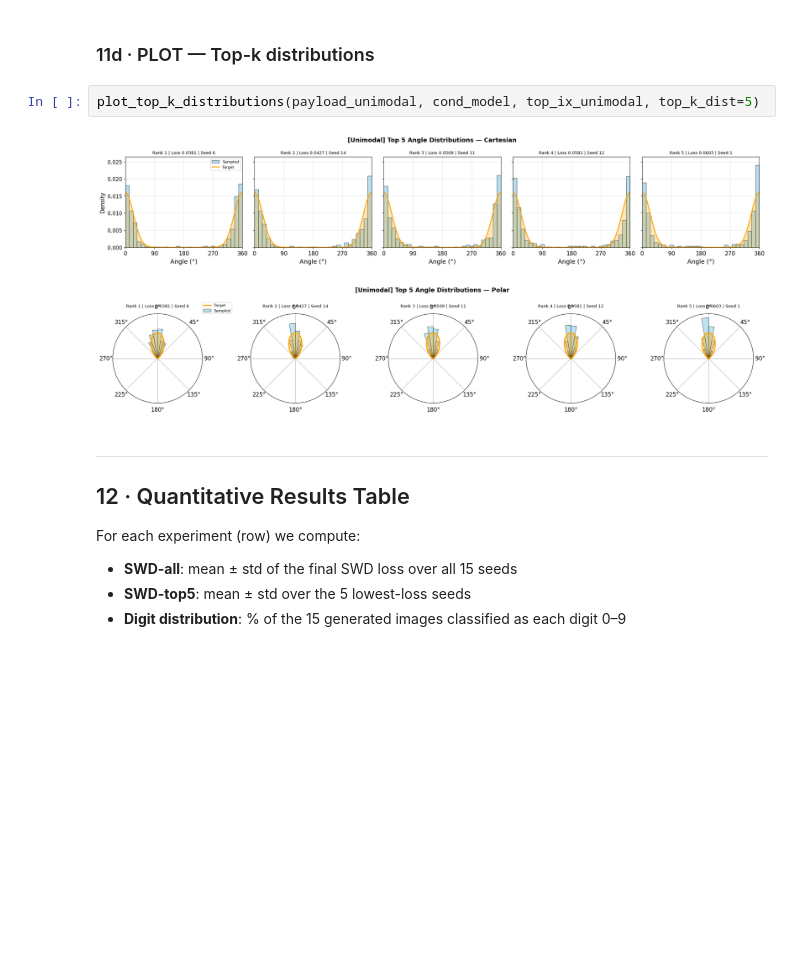
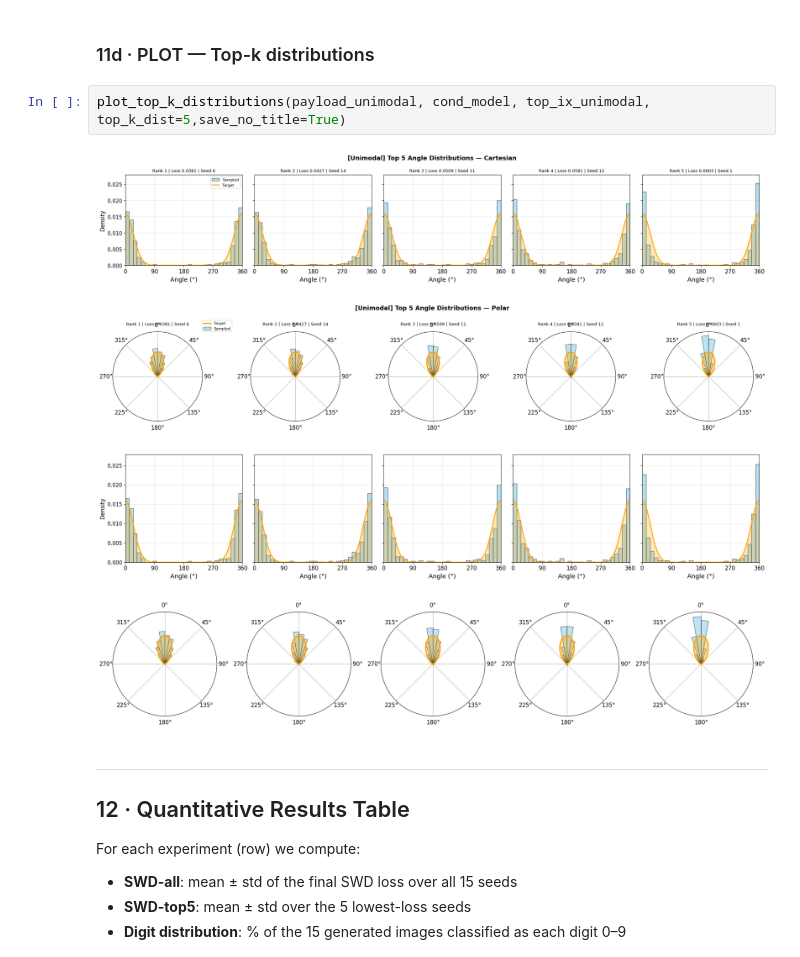
Before and after one commit to orineo1/conditional-matching-paper, a Jupyter notebook: MNIST/notebooks/MNIST_experiments.ipynb, the cells around one changed output. Drawn from its saved outputs; the diff is of its cells as text; blank space fills up the shorter version.

```diff
--- a/MNIST/notebooks/MNIST_experiments.ipynb
+++ b/MNIST/notebooks/MNIST_experiments.ipynb
@@ -921,10 +1098,12 @@ top_ix_unimodal=plot_top_k_images(payload_unimodal, top_k=5, save_path='top5.png
 # %% [markdown]
 ### 11d · PLOT — Top-k distributions
 # %%
-plot_top_k_distributions(payload_unimodal, cond_model, top_ix_unimodal, top_k_dist=5)
+plot_top_k_distributions(payload_unimodal, cond_model, top_ix_unimodal, top_k_dist=5,save_no_title=True)
 # %% [output]
-[figure, old version]
+[figure, new version]
-[figure, old version]
+[figure, new version]
+[figure, added]
+[figure, added]
 # %% [markdown]
 ---
 ## 12 · Quantitative Results Table
```
Also changed, not shown: parts of 21 cells of this notebook.
